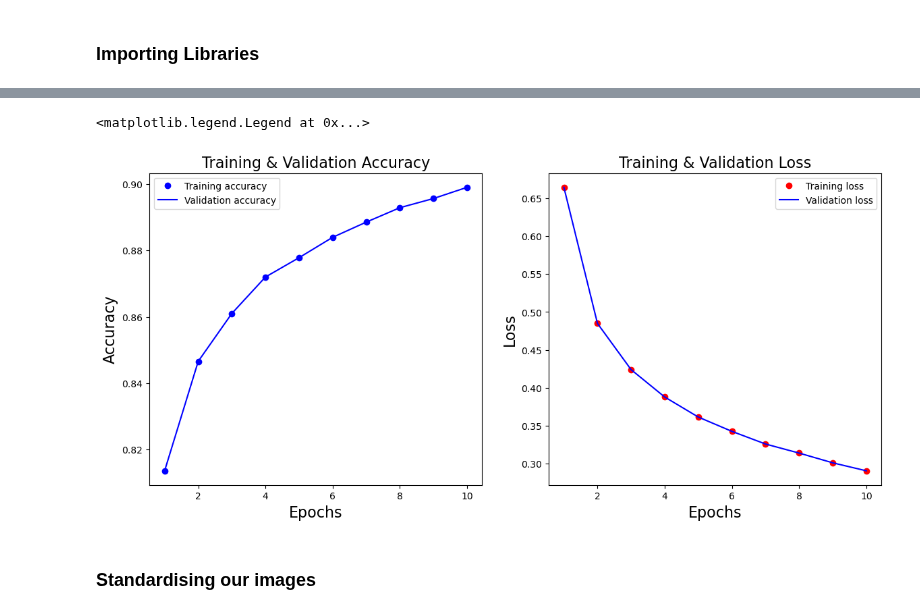
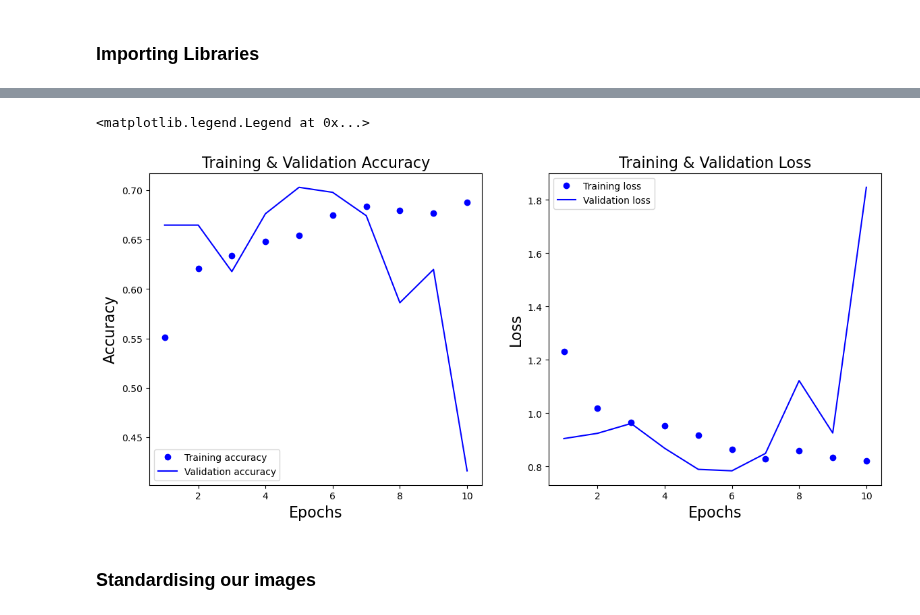
Before and after one commit to Elicit3495/MachineLearningProject22, a Jupyter notebook: Untitled2.ipynb, the cells around one changed output, grey strips where cells are left out. Saved outputs shown, nothing was run; the diff lists cells and outputs as text; code cells hidden in the pictures.

Commit message:
curves are showing, but its fucked

```diff
--- a/Untitled2.ipynb
+++ b/Untitled2.ipynb
@@ -23,7 +24,7 @@ X_flatten.min(), X_flatten.max(), X_test.min(), X_test.max()
 # %%
 ANN_model = tf.keras.Sequential([
     tf.keras.layers.Flatten(input_shape=(28,28)),
-    tf.keras.layers.Dense(units=128, activation="softplus"),
+    tf.keras.layers.Dense(units=128, activation="sigmoid"),
     tf.keras.layers.Dense(10),
     tf.keras.layers.BatchNormalization(
     axis=-1,
@@ -41,10 +42,13 @@ ANN_model = tf.keras.Sequential([
     gamma_constraint=None,
 )
 ])
-
+#optimizer = "adam", loss = tf.keras.losses.SparseCategoricalCrossentropy(from_logits=True)
 ANN_model.compile(optimizer="adam",
-             loss = tf.keras.losses.SparseCategoricalCrossentropy(from_logits=True),
-             metrics=["accuracy"])
-history = ANN_model.fit(X_train, y_train, epochs=10)
+                loss=tf.keras.losses.SparseCategoricalCrossentropy(from_logits=True),
+             metrics=["accuracy"],)
+history = ANN_model.fit(X_train, y_train,
+                        validation_data=(X_test, y_test),
+                        batch_size=20,
+                        epochs=10)
 # %% [output]
 Epoch 1/10
@@ -70,36 +94,36 @@ Epoch 10/10
 # %%
 history_dict = history.history
 loss_values = history_dict['loss']
-val_loss_values = history_dict['loss']
+val_loss_values = history_dict['val_loss']
 accuracy = history_dict['accuracy']
-val_accuracy = history_dict['accuracy']
+val_accuracy = history_dict['val_accuracy']
 
 epochs = range(1, len(loss_values) + 1)
 fig, ax = plt.subplots(1, 2, figsize=(14, 6))
 #
 # Plot the model accuracy vs Epochs
 #
 ax[0].plot(epochs, accuracy, 'bo', label='Training accuracy')
 ax[0].plot(epochs, val_accuracy, 'b', label='Validation accuracy')
 ax[0].set_title('Training & Validation Accuracy', fontsize=16)
 ax[0].set_xlabel('Epochs', fontsize=16)
 ax[0].set_ylabel('Accuracy', fontsize=16)
 ax[0].legend()
 #
 # Plot the loss vs Epochs
 #
-ax[1].plot(epochs, loss_values, 'bo', label='Training loss', c='red')
+ax[1].plot(epochs, loss_values, 'bo', label='Training loss')
 ax[1].plot(epochs, val_loss_values, 'b', label='Validation loss')
 ax[1].set_title('Training & Validation Loss', fontsize=16)
 ax[1].set_xlabel('Epochs', fontsize=16)
 ax[1].set_ylabel('Loss', fontsize=16)
 ax[1].legend()
 #https://keras.io/api/layers/activations/#sigmoid-function list of activations
 #https://keras.io/api/layers/normalization_layers/batch_normalization/
 #softmax is poor
 # %% [output]
 <matplotlib.legend.Legend at 0x...>
-[figure, old version]
+[figure, new version]
 # %% [markdown]
 ### Standardising our images
 # %%
```
Also changed, not shown: parts of 4 cells of this notebook.
